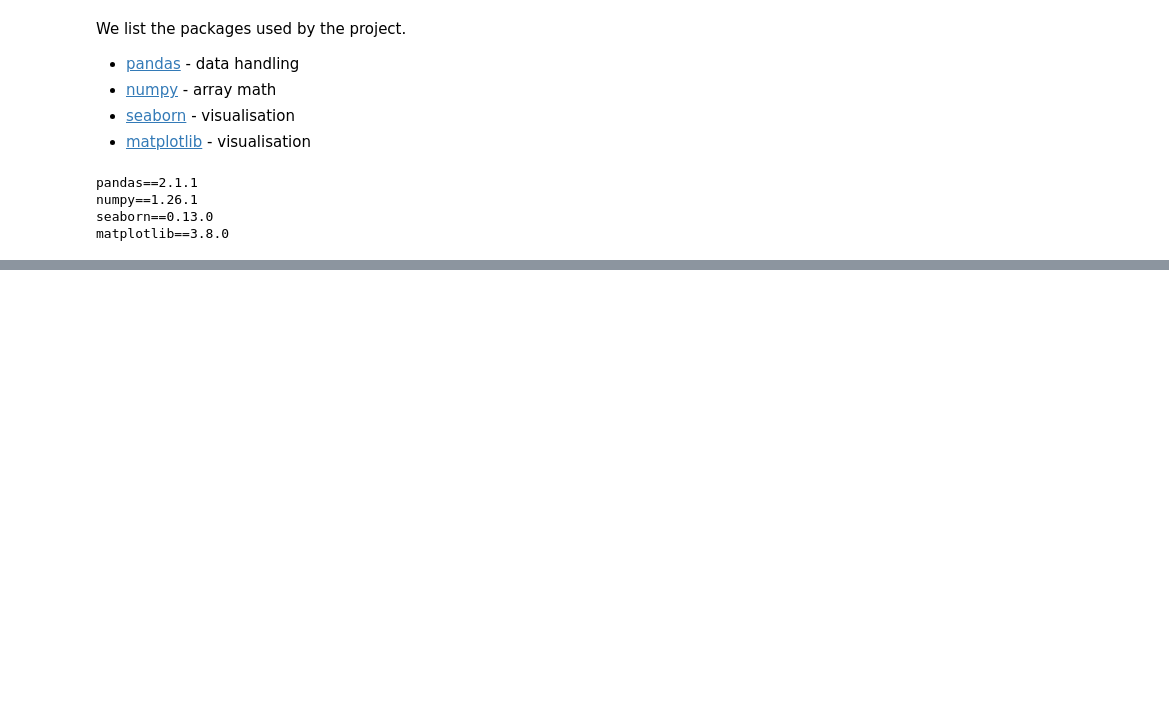
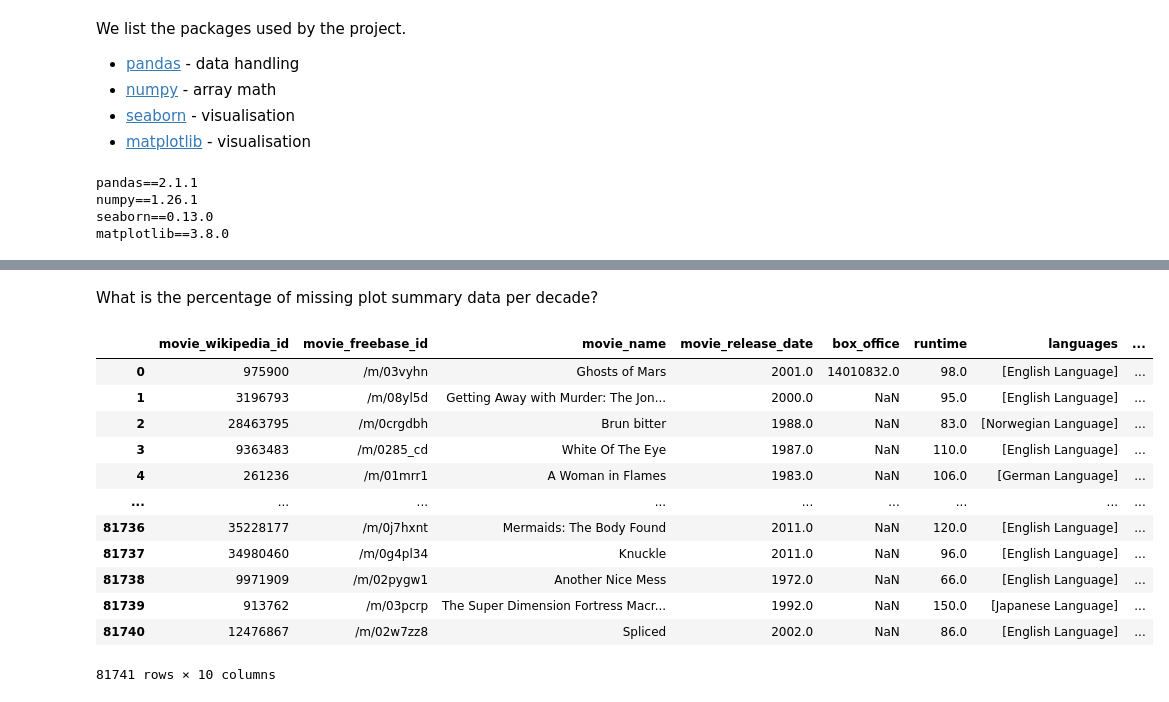
Before and after one commit to epfl-ada/ada-2023-project-adacalypse, a Jupyter notebook: code/P2_notebook.ipynb, the cells around one changed output, grey strips where cells are left out. Drawn from its saved outputs; the diff is of its cells as text; code cells hidden in the pictures; blank space fills up the shorter version.

```diff
--- a/code/P2_notebook.ipynb
+++ b/code/P2_notebook.ipynb
@@ -58,0 +156,4 @@ character_metadata = date_to_int(character_metadata, 'movie_release_date')
+# %%
+# Duplicate plot texts
+duplicated_plots = plot_summaries[plot_summaries['plot'].duplicated(keep=False)]
+print("There are {:d} plot summaries that appear more than once.".format(len(duplicated_plots['plot'].unique())))
@@ -58,0 +227,2 @@ character_metadata = date_to_int(character_metadata, 'movie_release_date')
+# %% [markdown]
+What is the percentage of missing plot summary data per decade?
@@ -58,0 +250,16 @@ character_metadata = date_to_int(character_metadata, 'movie_release_date')
+# %%
+movies_with_plots
+# %% [output]
+|  | movie_wikipedia_id | movie_freebase_id | movie_name | movie_release_date | box_office | runtime | languages | ... |
+| 0 | 975900 | /m/03vyhn | Ghosts of Mars | 2001.0 | 14010832.0 | 98.0 | [English Language] | ... |
+| 1 | 3196793 | /m/08yl5d | Getting Away with Murder: The Jon... | 2000.0 | NaN | 95.0 | [English Language] | ... |
+| 2 | 28463795 | /m/0crgdbh | Brun bitter | 1988.0 | NaN | 83.0 | [Norwegian Language] | ... |
+| 3 | 9363483 | /m/0285_cd | White Of The Eye | 1987.0 | NaN | 110.0 | [English Language] | ... |
+| 4 | 261236 | /m/01mrr1 | A Woman in Flames | 1983.0 | NaN | 106.0 | [German Language] | ... |
+| ... | ... | ... | ... | ... | ... | ... | ... | ... |
+| 81736 | 35228177 | /m/0j7hxnt | Mermaids: The Body Found | 2011.0 | NaN | 120.0 | [English Language] | ... |
+| 81737 | 34980460 | /m/0g4pl34 | Knuckle | 2011.0 | NaN | 96.0 | [English Language] | ... |
+| 81738 | 9971909 | /m/02pygw1 | Another Nice Mess | 1972.0 | NaN | 66.0 | [English Language] | ... |
+| 81739 | 913762 | /m/03pcrp | The Super Dimension Fortress Macr... | 1992.0 | NaN | 150.0 | [Japanese Language] | ... |
+| 81740 | 12476867 | /m/02w7zz8 | Spliced | 2002.0 | NaN | 86.0 | [English Language] | ... |
+81741 rows × 10 columns
```
Also changed, not shown: parts of 36 cells of this notebook.
